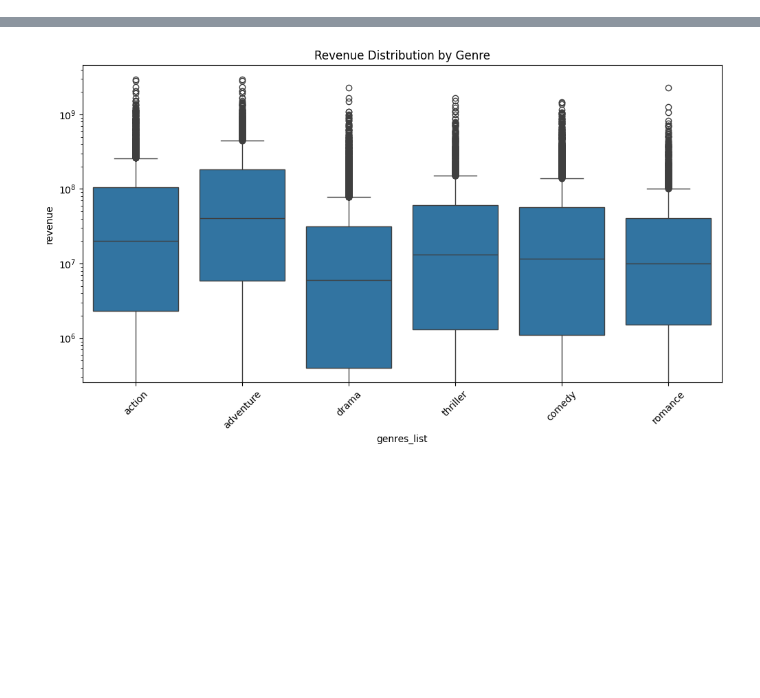
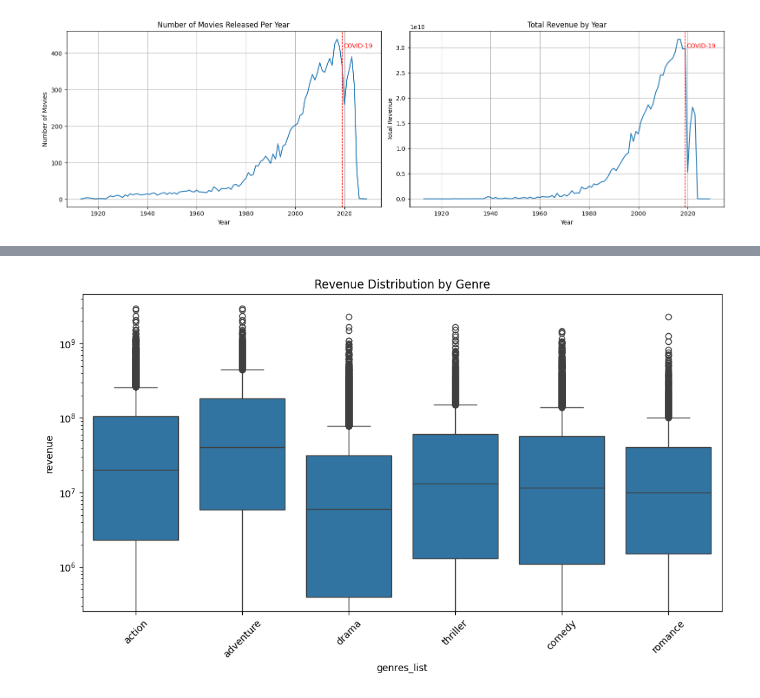
Before and after one commit to nithish-kumar-t/movie-box-office-prediction, a Jupyter notebook: timbd-data-cleaning.ipynb, the cells around one changed output, grey strips where cells are left out. Cells and saved outputs as stored; diff of their text form; code cells hidden in the pictures; blank space fills up the shorter version.

```diff
--- a/timbd-data-cleaning.ipynb
+++ b/timbd-data-cleaning.ipynb
@@ -107,0 +166,32 @@ plt.show()
+# %%
+# Make sure 'release_year' is in your DataFrame
+df['release_year'] = df['release_date'].dt.year
+
+# Create subplots
+fig, axes = plt.subplots(ncols=2, figsize=(16, 5))
+
+# Plot 1: Number of Movies Released
+df['release_year'].value_counts().sort_index().plot(ax=axes[0], title='Number of Movies Released Per Year')
+axes[0].set_xlabel('Year')
+axes[0].set_ylabel('Number of Movies')
+axes[0].grid(True)
+
+# Add vertical line for 2019
+axes[0].axvline(x=2019, color='red', linestyle='--', linewidth=1)
+axes[0].text(2019 + 0.5, axes[0].get_ylim()[1]*0.9, 'COVID-19', color='red', fontsize=10)
+
+# Plot 2: Total Revenue by Year
+df.groupby('release_year')['revenue'].sum().plot(ax=axes[1], title='Total Revenue by Year')
+axes[1].set_xlabel('Year')
+axes[1].set_ylabel('Total Revenue')
+axes[1].grid(True)
+
+# Add vertical line and label
+axes[1].axvline(x=2019, color='red', linestyle='--', linewidth=1)
+axes[1].text(2019 + 0.5, axes[1].get_ylim()[1]*0.9, 'COVID-19', color='red', fontsize=10)
+
+# Adjust layout
+plt.tight_layout()
+plt.show()
+# %% [output]
+[figure, added]
```
Also changed, not shown: parts of 25 cells of this notebook.
